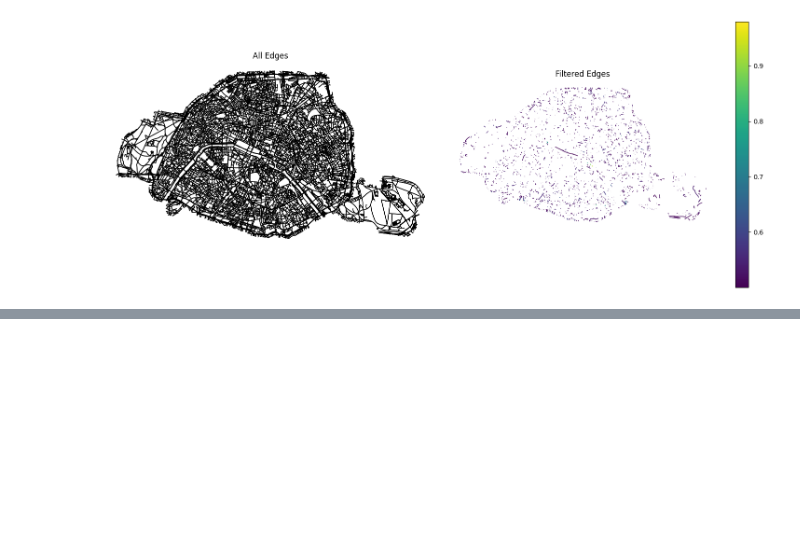
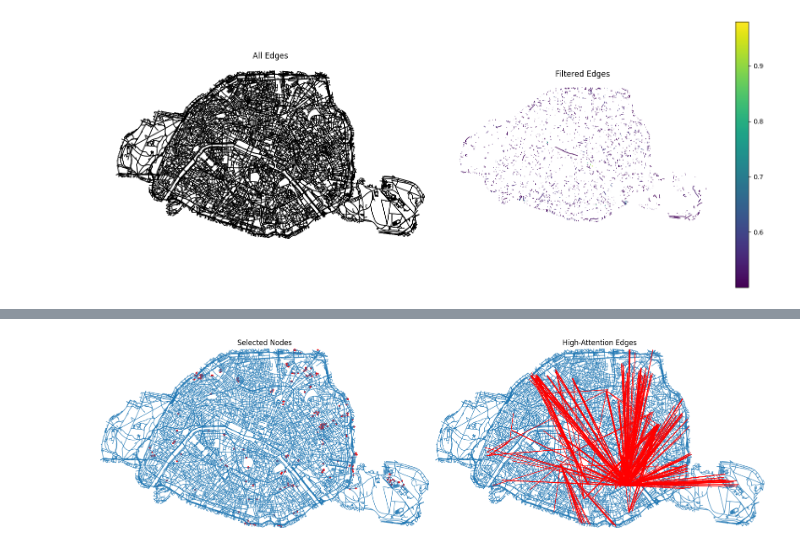
Before and after one commit to StefanoCarotti/FBK, a Jupyter notebook: GDS/Urbanity/Paris_greenview.ipynb, the cells around one changed output, grey strips where cells are left out. Cells and saved outputs as stored; diff of their text form; code cells hidden in the pictures; blank space fills up the shorter version.

```diff
--- a/GDS/Urbanity/Paris_greenview.ipynb
+++ b/GDS/Urbanity/Paris_greenview.ipynb
@@ -752,0 +1188,44 @@ plt.show()
+# %%
+
+# Create edge geometries for visualization
+edge_geometries = []
+edge_attrs = []  # To store attributes
+
+# Create LineString geometries for each pair
+for i, j, att in high_attention_pairs:
+    source_point = paris_100m_nodes.iloc[i].geometry
+    target_point = paris_100m_nodes.iloc[j].geometry
+
+    # Create a LineString between the two points
+    line = LineString([source_point, target_point])
+
+    # Store geometry and attributes
+    edge_geometries.append(line)
+    edge_attrs.append({'source': int(i), 'target': int(j), 'attention': float(att)})
+
+# Create a GeoDataFrame with attributes
+high_attention_edges = gpd.GeoDataFrame(edge_attrs, geometry=edge_geometries, crs=paris_100m_nodes.crs)
+# %%
+f, (ax1, ax2) = plt.subplots(1, 2, figsize=(16, 10))
+
+# Plot selected nodes
+paris_100m_edges.plot(ax=ax1, linewidth=1, alpha=0.5)
+selected_nodes.plot(ax=ax1, color='red', markersize=5)
+ax1.set_title('Selected Nodes')
+ax1.set_xlim(paris_100m_nodes.x.min(), paris_100m_nodes.x.max())
+ax1.set_ylim(paris_100m_nodes.y.min(), paris_100m_nodes.y.max())
+ax1.set_axis_off()
+
+# Plot all edges
+paris_100m_edges.plot(ax=ax2, linewidth=1, alpha=0.5)
+# Plot high-attention edges
+high_attention_edges.plot(ax=ax2, color='red', linewidth=1)
+ax2.set_title('High-Attention Edges')
+ax2.set_xlim(paris_100m_nodes.x.min(), paris_100m_nodes.x.max())
+ax2.set_ylim(paris_100m_nodes.y.min(), paris_100m_nodes.y.max())
+ax2.set_axis_off()
+
+plt.tight_layout()
+plt.show()
+# %% [output]
+[figure, added]
```
Also changed, not shown: parts of 19 cells of this notebook.
